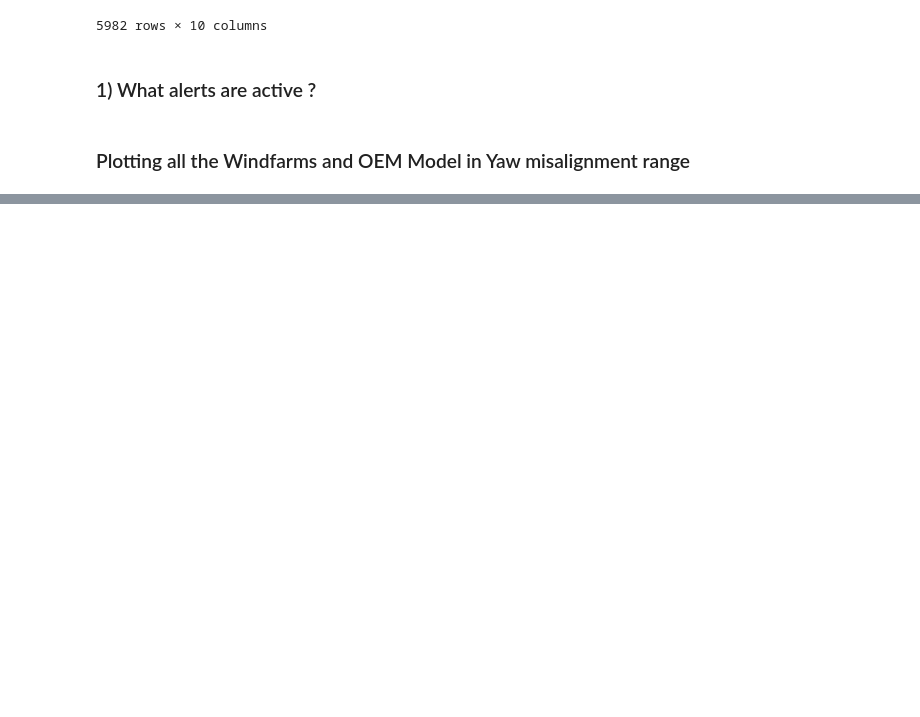
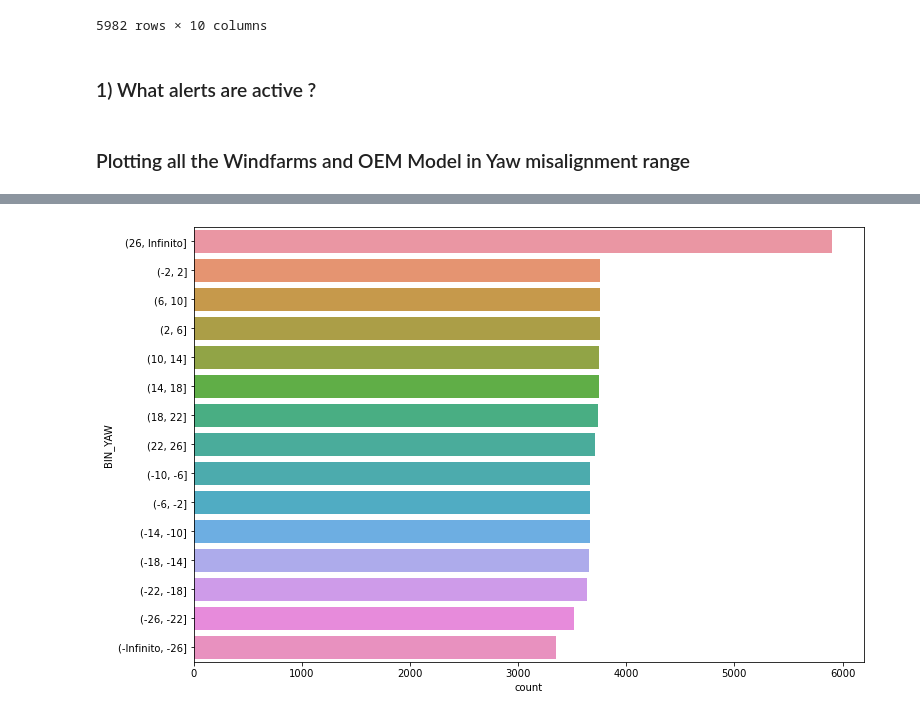
Before and after one commit to code-JOA/Wind-Turbine-Project, a Jupyter notebook: notebooks/OEM-Analysis.ipynb, the cells around one changed output, grey strips where cells are left out. Drawn from its saved outputs; the diff is of its cells as text; code cells hidden in the pictures; blank space fills up the shorter version.

```diff
--- a/notebooks/OEM-Analysis.ipynb
+++ b/notebooks/OEM-Analysis.ipynb
@@ -226,0 +265,6 @@ oem_yaw_rank1
+# %%
+plt.figure(figsize = (12, 8))
+sns.countplot(y= "BIN_YAW", data=oem_yaw_data, order=oem_yaw_data['BIN_YAW'].value_counts().iloc[:25].index)
+plt.show()
+# %% [output]
+[figure, added]
```
Also changed, not shown: parts of 4 cells of this notebook.
